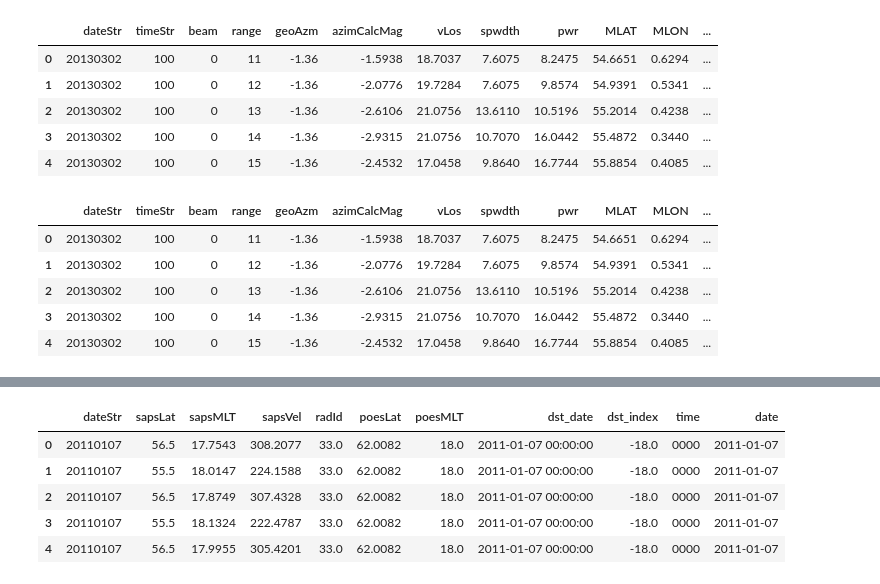
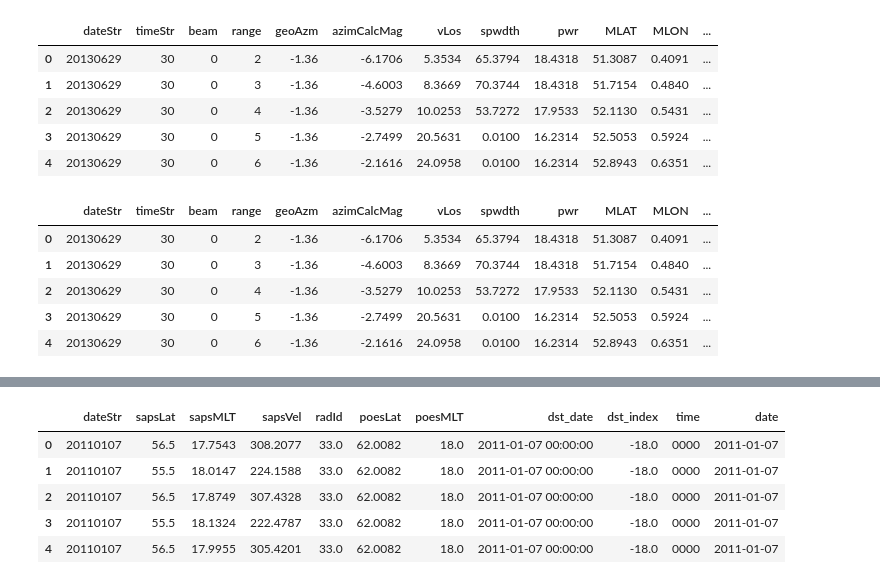
Before and after one commit to bharatreddy/indsvels, a Jupyter notebook: ipy/apr9-event-data.ipynb, the cells around one changed output, grey strips where cells are left out. Saved outputs shown, nothing was run; the diff lists cells and outputs as text; code cells hidden in the pictures.

```diff
--- a/ipy/apr9-event-data.ipynb
+++ b/ipy/apr9-event-data.ipynb
@@ -9,34 +9,34 @@ cutOffLosVel = 50.
 # %%
 #### In this block we load Velocity data ####
 #### In this block we load Velocity data ####
 #### In this block we load Velocity data ####
 # need the formatted velocity file to read data
-outFormattedFile = "/home/bharat/Documents/code/new-vel-data/veldata/saps-vels-20130302.txt"#"../data/new-test-vels-north.txt"
+outFormattedFile = "/home/bharat/Documents/code/new-vel-data/veldata/saps-vels-20130629.txt"#"../data/new-test-vels-north.txt"
 # os.system( 'cat ' + rawVelFileName + ' | tr -s "  " > ' + outFormattedFile )
 inpColNames = [ "dateStr", "timeStr", "beam", "range", \
           "geoAzm", "azimCalcMag", "vLos", "spwdth", "pwr", "MLAT", "MLON", "MLT",  \
           "GLAT", "GLON", "radId", "radCode"]
 velsDataDF = pandas.read_csv(outFormattedFile, delim_whitespace=True,\
                              header=None, names=inpColNames)
 # add a datetime col
 velsDataDF["date"] = pandas.to_datetime( \
                         velsDataDF['dateStr'].astype(str) + "-" +\
                         velsDataDF['timeStr'].astype(str), format='%Y%m%d-%H%M')
 # for some reason MLAT is a str type, convert it to float
 velsDataDF["MLAT"] = velsDataDF["MLAT"].astype(float)
 # Also get a normMLT for plotting
 velsDataDF['normMLT'] = [x-24 if x >= 12 else x for x in velsDataDF['MLT']]
 velsDataDF.head()
 #### In this block we load SAPS Velocity data ####
 #### In this block we load SAPS Velocity data ####
 #### In this block we load SAPS Velocity data ####
 # %% [output]
 |  | dateStr | timeStr | beam | range | geoAzm | azimCalcMag | vLos | spwdth | pwr | MLAT | MLON | ... |
-| 0 | 20130302 | 100 | 0 | 11 | -1.36 | -1.5938 | 18.7037 | 7.6075 | 8.2475 | 54.6651 | 0.6294 | ... |
-| 1 | 20130302 | 100 | 0 | 12 | -1.36 | -2.0776 | 19.7284 | 7.6075 | 9.8574 | 54.9391 | 0.5341 | ... |
-| 2 | 20130302 | 100 | 0 | 13 | -1.36 | -2.6106 | 21.0756 | 13.6110 | 10.5196 | 55.2014 | 0.4238 | ... |
-| 3 | 20130302 | 100 | 0 | 14 | -1.36 | -2.9315 | 21.0756 | 10.7070 | 16.0442 | 55.4872 | 0.3440 | ... |
-| 4 | 20130302 | 100 | 0 | 15 | -1.36 | -2.4532 | 17.0458 | 9.8640 | 16.7744 | 55.8854 | 0.4085 | ... |
+| 0 | 20130629 | 30 | 0 | 2 | -1.36 | -6.1706 | 5.3534 | 65.3794 | 18.4318 | 51.3087 | 0.4091 | ... |
+| 1 | 20130629 | 30 | 0 | 3 | -1.36 | -4.6003 | 8.3669 | 70.3744 | 18.4318 | 51.7154 | 0.4840 | ... |
+| 2 | 20130629 | 30 | 0 | 4 | -1.36 | -3.5279 | 10.0253 | 53.7272 | 17.9533 | 52.1130 | 0.5431 | ... |
+| 3 | 20130629 | 30 | 0 | 5 | -1.36 | -2.7499 | 20.5631 | 0.0100 | 16.2314 | 52.5053 | 0.5924 | ... |
+| 4 | 20130629 | 30 | 0 | 6 | -1.36 | -2.1616 | 24.0958 | 0.0100 | 16.2314 | 52.8943 | 0.6351 | ... |
 # %%
 # convert azimuth to magn coords
 gm = geomag.geomag.GeoMag()
@@ -52,11 +52,11 @@ velsDataDF["magAzm"] = -999.#velsDataDF.apply( convert_to_mag_azm, axis=1 )
 velsDataDF.head()
 # %% [output]
 |  | dateStr | timeStr | beam | range | geoAzm | azimCalcMag | vLos | spwdth | pwr | MLAT | MLON | ... |
-| 0 | 20130302 | 100 | 0 | 11 | -1.36 | -1.5938 | 18.7037 | 7.6075 | 8.2475 | 54.6651 | 0.6294 | ... |
-| 1 | 20130302 | 100 | 0 | 12 | -1.36 | -2.0776 | 19.7284 | 7.6075 | 9.8574 | 54.9391 | 0.5341 | ... |
-| 2 | 20130302 | 100 | 0 | 13 | -1.36 | -2.6106 | 21.0756 | 13.6110 | 10.5196 | 55.2014 | 0.4238 | ... |
-| 3 | 20130302 | 100 | 0 | 14 | -1.36 | -2.9315 | 21.0756 | 10.7070 | 16.0442 | 55.4872 | 0.3440 | ... |
-| 4 | 20130302 | 100 | 0 | 15 | -1.36 | -2.4532 | 17.0458 | 9.8640 | 16.7744 | 55.8854 | 0.4085 | ... |
+| 0 | 20130629 | 30 | 0 | 2 | -1.36 | -6.1706 | 5.3534 | 65.3794 | 18.4318 | 51.3087 | 0.4091 | ... |
+| 1 | 20130629 | 30 | 0 | 3 | -1.36 | -4.6003 | 8.3669 | 70.3744 | 18.4318 | 51.7154 | 0.4840 | ... |
+| 2 | 20130629 | 30 | 0 | 4 | -1.36 | -3.5279 | 10.0253 | 53.7272 | 17.9533 | 52.1130 | 0.5431 | ... |
+| 3 | 20130629 | 30 | 0 | 5 | -1.36 | -2.7499 | 20.5631 | 0.0100 | 16.2314 | 52.5053 | 0.5924 | ... |
+| 4 | 20130629 | 30 | 0 | 6 | -1.36 | -2.1616 | 24.0958 | 0.0100 | 16.2314 | 52.8943 | 0.6351 | ... |
 # %%
 #### In this block we filter for SAPS velocities ####
 #### In this block we filter for SAPS velocities ####
```
Also changed, not shown: parts of 5 cells of this notebook, 58 other files.
